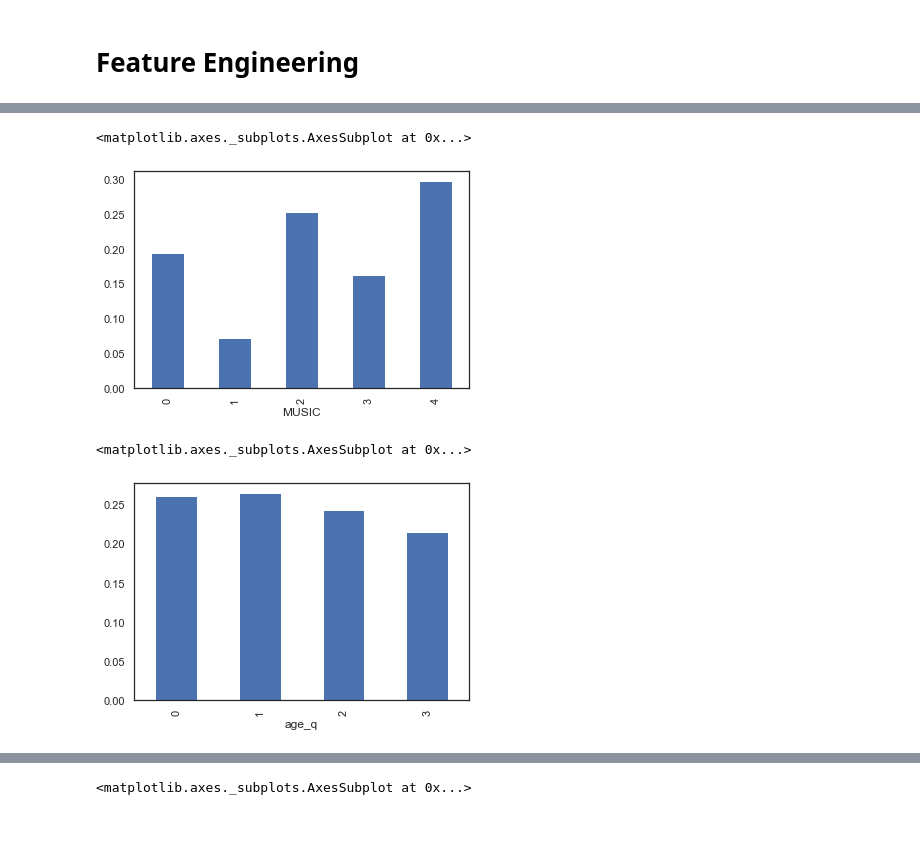
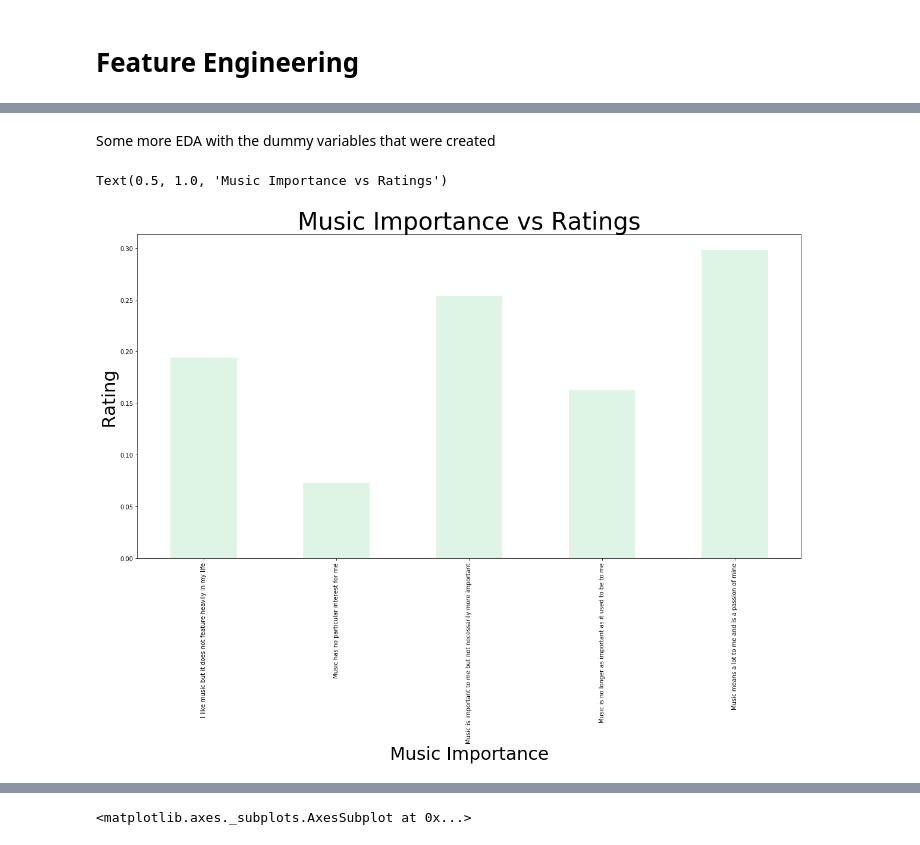
Before and after one commit to ezscore/classification_song_interest, a Jupyter notebook: Will A User Like This Song?.ipynb, the cells around one changed output, grey strips where cells are left out. Saved outputs shown, nothing was run; the diff lists cells and outputs as text; code cells hidden in the pictures.

```diff
--- a/Will A User Like This Song?.ipynb
+++ b/Will A User Like This Song?.ipynb
@@ -264,10 +222,11 @@ dtype: object
-# %%
-merged_df_music.groupby('MUSIC')['Rating'].mean().plot(kind='bar')
-# %% [output]
-<matplotlib.axes._subplots.AxesSubplot at 0x...>
-[figure, removed]
-# %%
-merged_df_age.groupby('age_q')['Rating'].mean().plot(kind='bar')
-# %% [output]
-<matplotlib.axes._subplots.AxesSubplot at 0x...>
-[figure, removed]
+# %% [markdown]
+Some more EDA with the dummy variables that were created
+# %%
+plt.figure(figsize=(20, 10))
+merged_df_music.groupby('MUSIC')['Rating'].mean().plot(kind='bar', colormap='mako_r')
+plt.ylabel('Rating', fontsize=30)
+plt.xlabel('Music Importance', fontsize=30)
+plt.title('Music Importance vs Ratings', fontsize=40)
+# %% [output]
+Text(0.5, 1.0, 'Music Importance vs Ratings')
+[figure, added]
```
Also changed, not shown: parts of 46 cells of this notebook.
